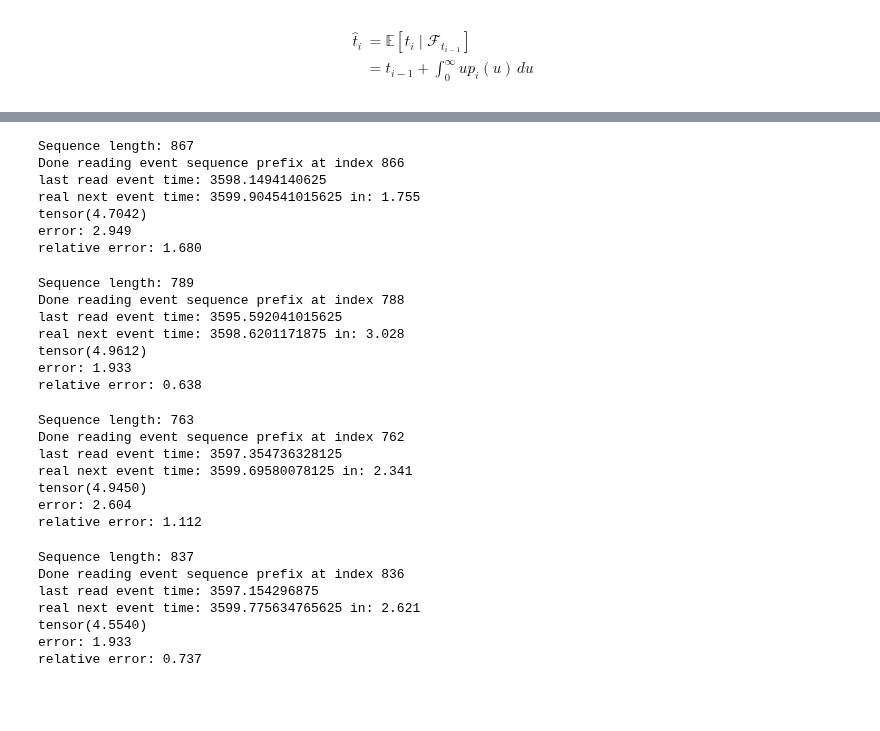
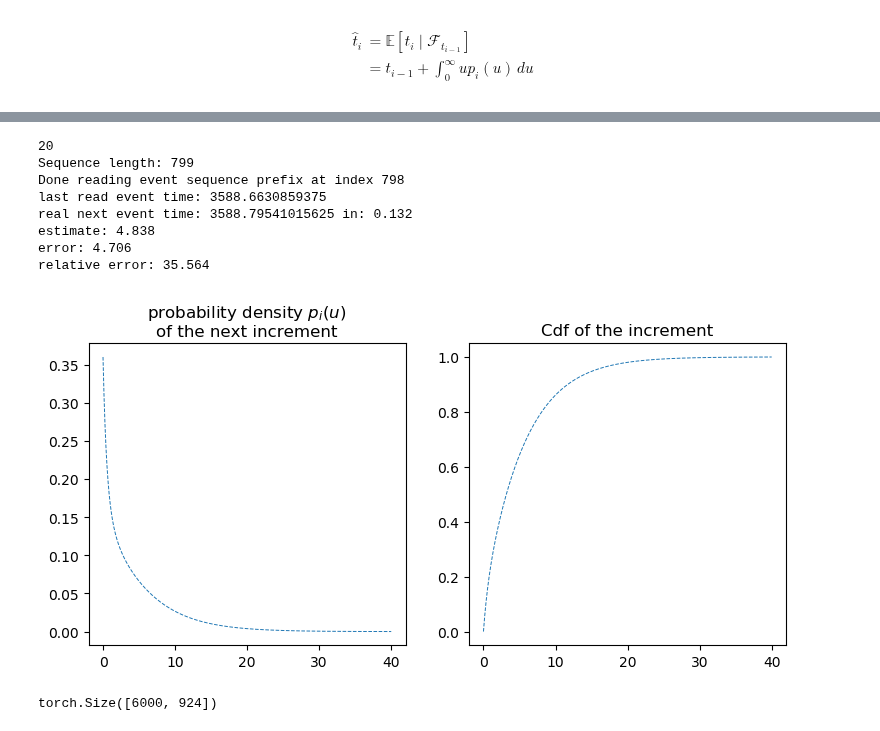
Before and after one commit to Deeptradingfx/point-process-nets, a Jupyter notebook: notebooks/decayrnn.ipynb, the cells around one changed output, grey strips where cells are left out. Cells and saved outputs as stored; diff of their text form; code cells hidden in the pictures; blank space fills up the shorter version.

```diff
--- a/notebooks/decayrnn.ipynb
+++ b/notebooks/decayrnn.ipynb
@@ -464,40 +403,0 @@ relative error: 0.263
-# %%
-read_predict(model, 1)
-# %% [output]
-Sequence length: 867
-Done reading event sequence prefix at index 866
-last read event time: 3598.1494140625
-real next event time: 3599.904541015625 in: 1.755
-tensor(4.7042)
-error: 2.949
-relative error: 1.680
-# %%
-read_predict(model, 2)
-# %% [output]
-Sequence length: 789
-Done reading event sequence prefix at index 788
-last read event time: 3595.592041015625
-real next event time: 3598.6201171875 in: 3.028
-tensor(4.9612)
-error: 1.933
-relative error: 0.638
-# %%
-read_predict(model, 50)
-# %% [output]
-Sequence length: 763
-Done reading event sequence prefix at index 762
-last read event time: 3597.354736328125
-real next event time: 3599.69580078125 in: 2.341
-tensor(4.9450)
-error: 2.604
-relative error: 1.112
-# %%
-read_predict(model, 100)
-# %% [output]
-Sequence length: 837
-Done reading event sequence prefix at index 836
-last read event time: 3597.154296875
-real next event time: 3599.775634765625 in: 2.621
-tensor(4.5540)
-error: 1.933
-relative error: 0.737
@@ -503,0 +406,23 @@ relative error: 0.737
+# %%
+my_index = 20
+print(my_index)
+
+_seq_data = (seq_times[my_index],
+             seq_types[my_index],
+             seq_lengths[my_index])
+
+read_predict(model, *_seq_data, plot=True)
+# %% [output]
+20
+Sequence length: 799
+Done reading event sequence prefix at index 798
+last read event time: 3588.6630859375
+real next event time: 3588.79541015625 in: 0.132
+estimate: 4.838
+error: 4.706
+relative error: 35.564
+[figure, added]
+# %%
+print(seq_times.shape)
+# %% [output]
+torch.Size([6000, 924])
```
Also changed, not shown: parts of 4 cells of this notebook, 10 other files.
